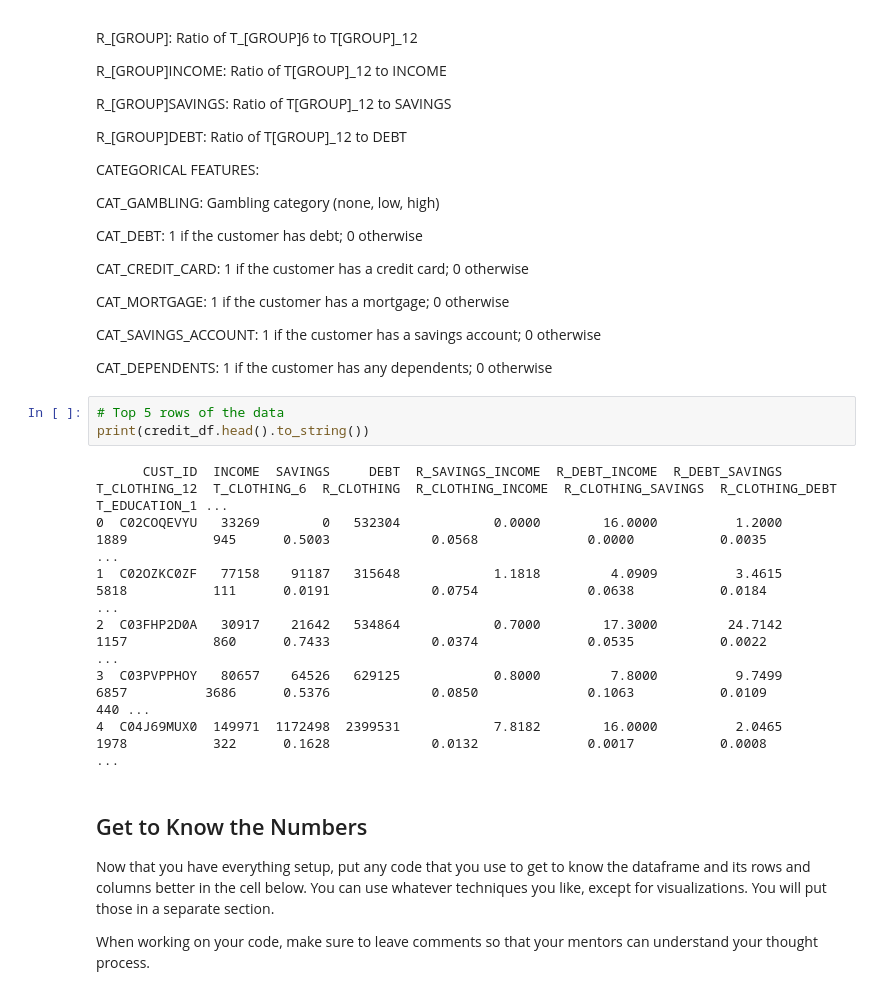
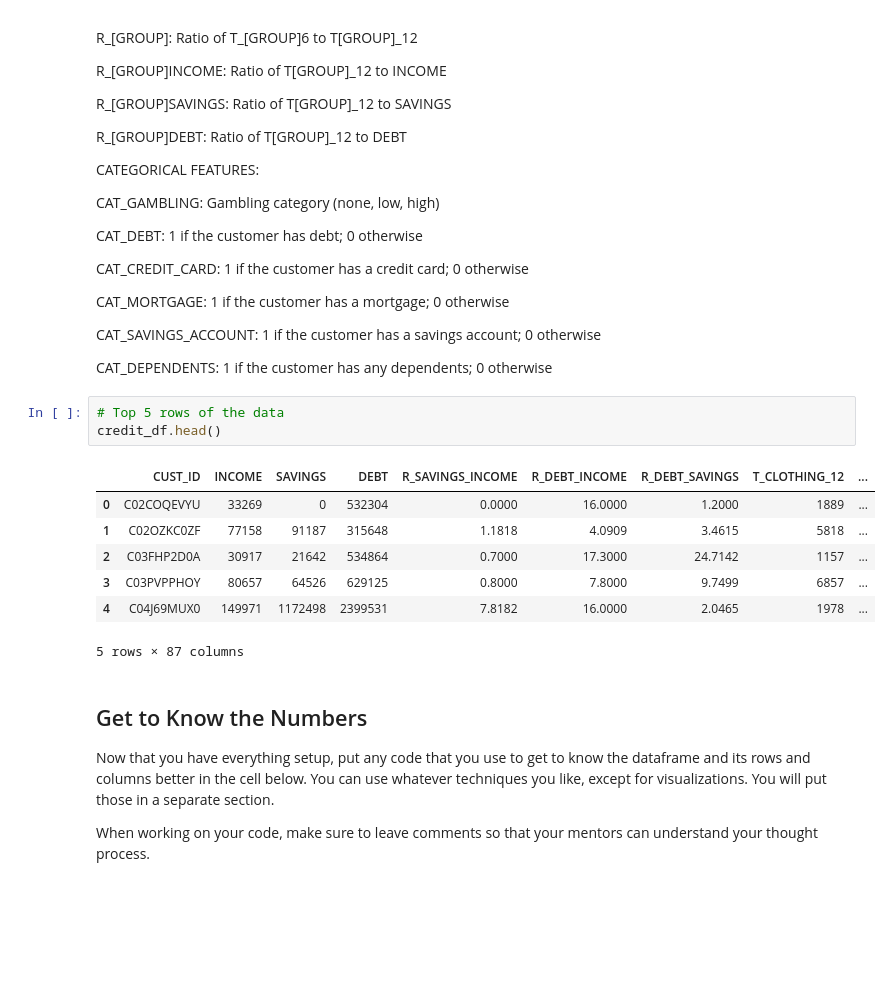
Before and after one commit to LSHAlluri/eda-checkpoint, a Jupyter notebook: checkpoint-two.ipynb, the cells around one changed output. Saved outputs shown, nothing was run; the diff lists cells and outputs as text; blank space fills up the shorter version.

```diff
--- a/checkpoint-two.ipynb
+++ b/checkpoint-two.ipynb
@@ -98,14 +98,15 @@ CAT_SAVINGS_ACCOUNT: 1 if the customer has a savings account; 0 otherwise
 CAT_DEPENDENTS: 1 if the customer has any dependents; 0 otherwise
 # %%
 # Top 5 rows of the data
-print(credit_df.head().to_string())
+credit_df.head()
 # %% [output]
+|  | CUST_ID | INCOME | SAVINGS | DEBT | R_SAVINGS_INCOME | R_DEBT_INCOME | R_DEBT_SAVINGS | T_CLOTHING_12 | ... |
+| 0 | C02COQEVYU | 33269 | 0 | 532304 | 0.0000 | 16.0000 | 1.2000 | 1889 | ... |
+| 1 | C02OZKC0ZF | 77158 | 91187 | 315648 | 1.1818 | 4.0909 | 3.4615 | 5818 | ... |
+| 2 | C03FHP2D0A | 30917 | 21642 | 534864 | 0.7000 | 17.3000 | 24.7142 | 1157 | ... |
+| 3 | C03PVPPHOY | 80657 | 64526 | 629125 | 0.8000 | 7.8000 | 9.7499 | 6857 | ... |
+| 4 | C04J69MUX0 | 149971 | 1172498 | 2399531 | 7.8182 | 16.0000 | 2.0465 | 1978 | ... |
-      CUST_ID  INCOME  SAVINGS     DEBT  R_SAVINGS_INCOME  R_DEBT_INCOME  R_DEBT_SAVINGS  T_CLOTHING_12  T_CLOTHING_6  R_CLOTHING  R_CLOTHING_INCOME  R_CLOTHING_SAVINGS  R_CLOTHING_DEBT  T_EDUCATION_1 ...
-0  C02COQEVYU   33269        0   532304            0.0000        16.0000          1.2000           1889           945      0.5003             0.0568              0.0000           0.0035                ...
-1  C02OZKC0ZF   77158    91187   315648            1.1818         4.0909          3.4615           5818           111      0.0191             0.0754              0.0638           0.0184                ...
-2  C03FHP2D0A   30917    21642   534864            0.7000        17.3000         24.7142           1157           860      0.7433             0.0374              0.0535           0.0022                ...
-3  C03PVPPHOY   80657    64526   629125            0.8000         7.8000          9.7499           6857          3686      0.5376             0.0850              0.1063           0.0109            440 ...
-4  C04J69MUX0  149971  1172498  2399531            7.8182        16.0000          2.0465           1978           322      0.1628             0.0132              0.0017           0.0008                ...
+5 rows × 87 columns
 # %% [markdown]
 ## Get to Know the Numbers
 
```
